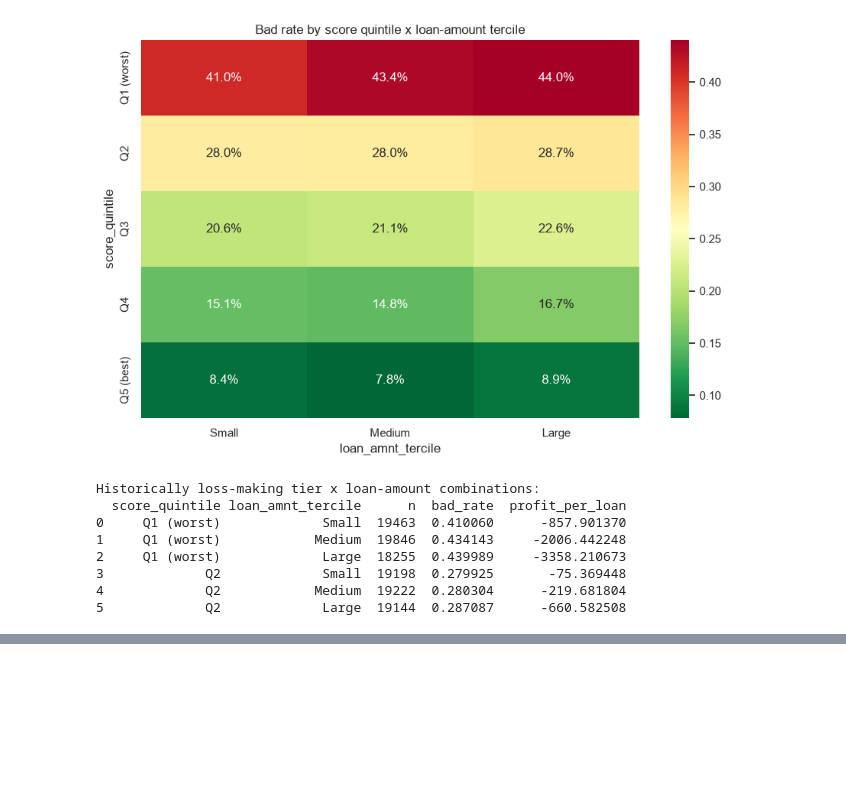
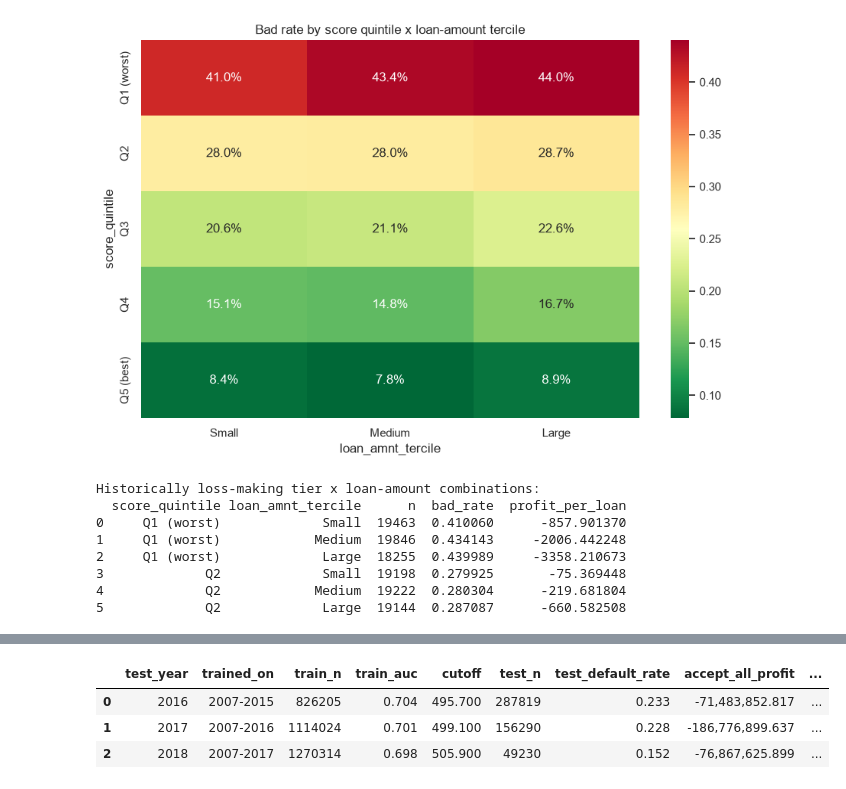
Before and after one commit to andreastio/credit-risk-strategy-lendingclub, a Jupyter notebook: notebooks/scorecard.ipynb, the cells around one changed output, grey strips where cells are left out. Drawn from its saved outputs; the diff is of its cells as text; code cells hidden in the pictures; blank space fills up the shorter version.

```diff
--- a/notebooks/scorecard.ipynb
+++ b/notebooks/scorecard.ipynb
@@ -886,0 +947,55 @@ Historically loss-making tier x loan-amount combinations:
+# %%
+windows = [
+    (2016, "2007-2015"),
+    (2017, "2007-2016"),
+    (2018, "2007-2017"),
+]
+
+walk_forward_rows = []
+for test_year, train_label in windows:
+    train_w = resolved[resolved["issue_d"] < f"{test_year}-01-01"].copy()
+    test_w = resolved[(resolved["issue_d"] >= f"{test_year}-01-01") & (resolved["issue_d"] < f"{test_year + 1}-01-01")].copy()
+    train_w["fico_percentile"] = df.loc[train_w.index, "fico_percentile"]
+    test_w["fico_percentile"] = df.loc[test_w.index, "fico_percentile"]
+
+    model_w, score_w, transform_w = fit_scorecard_on_window(train_w)
+    train_w["score"] = score_w(train_w)
+    test_w["score"] = score_w(test_w)
+
+    train_proba_w = model_w.predict_proba(transform_w(train_w))[:, 1]
+    train_auc_w = roc_auc_score(train_w["is_default"], train_proba_w)
+
+    # cutoff chosen using ONLY the backward-looking training window
+    best_row_w, _, train_baseline_w = optimize_cutoff(train_w)
+    cutoff_w = best_row_w["cutoff"]
+
+    # applied forward, blind, to the actual test year
+    test_baseline_w = test_w["net_profit"].sum()
+    approved_w = test_w[test_w["score"] >= cutoff_w]
+    approval_rate_w = len(approved_w) / len(test_w)
+    bad_rate_w = approved_w["is_default"].mean()
+    profit_w = approved_w["net_profit"].sum()
+
+    walk_forward_rows.append({
+        "test_year": test_year,
+        "trained_on": train_label,
+        "train_n": len(train_w),
+        "train_auc": train_auc_w,
+        "cutoff": round(cutoff_w, 1),
+        "test_n": len(test_w),
+        "test_default_rate": test_w["is_default"].mean(),
+        "accept_all_profit": test_baseline_w,
+        "approval_rate": approval_rate_w,
+        "bad_rate_approved": bad_rate_w,
+        "cutoff_profit": profit_w,
+        "swing": profit_w - test_baseline_w,
+    })
+
+walk_forward_df = pd.DataFrame(walk_forward_rows)
+pd.set_option("display.float_format", lambda x: f"{x:,.3f}")
+walk_forward_df
+# %% [output]
+|  | test_year | trained_on | train_n | train_auc | cutoff | test_n | test_default_rate | accept_all_profit | ... |
+| 0 | 2016 | 2007-2015 | 826205 | 0.704 | 495.700 | 287819 | 0.233 | -71,483,852.817 | ... |
+| 1 | 2017 | 2007-2016 | 1114024 | 0.701 | 499.100 | 156290 | 0.228 | -186,776,899.637 | ... |
+| 2 | 2018 | 2007-2017 | 1270314 | 0.698 | 505.900 | 49230 | 0.152 | -76,867,625.899 | ... |
```
Also changed, not shown: parts of 5 cells of this notebook.
